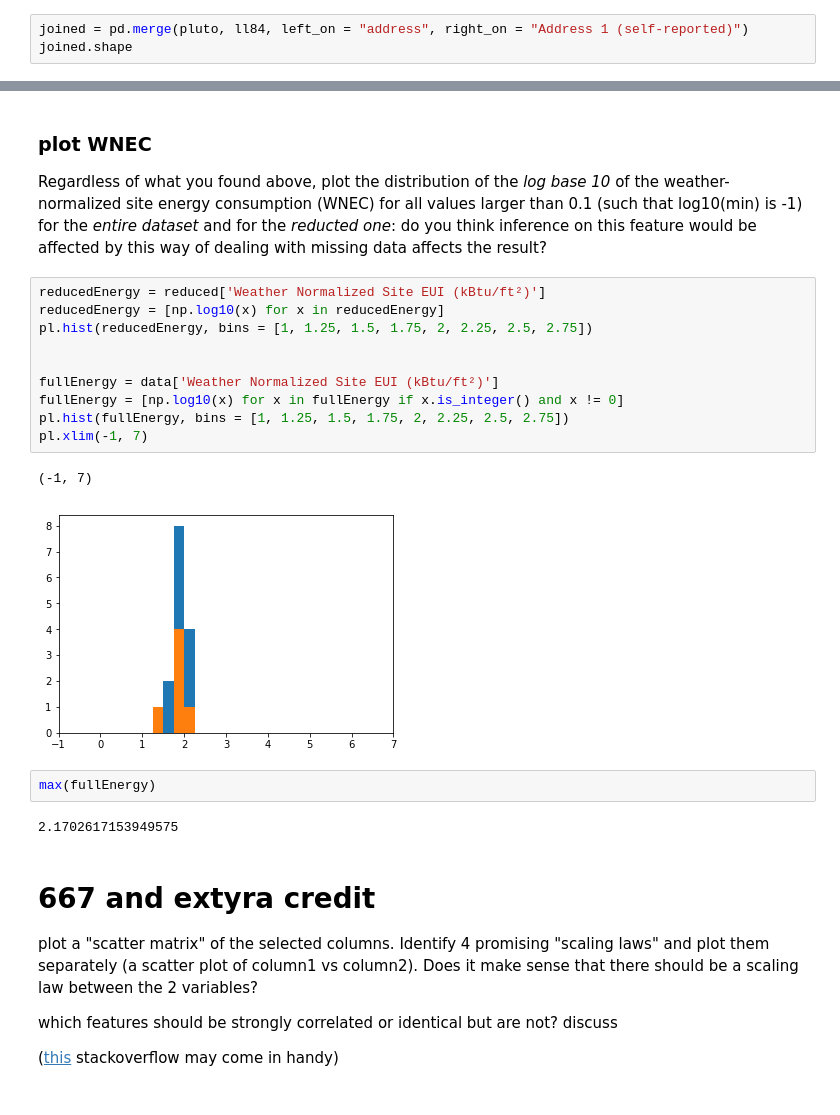
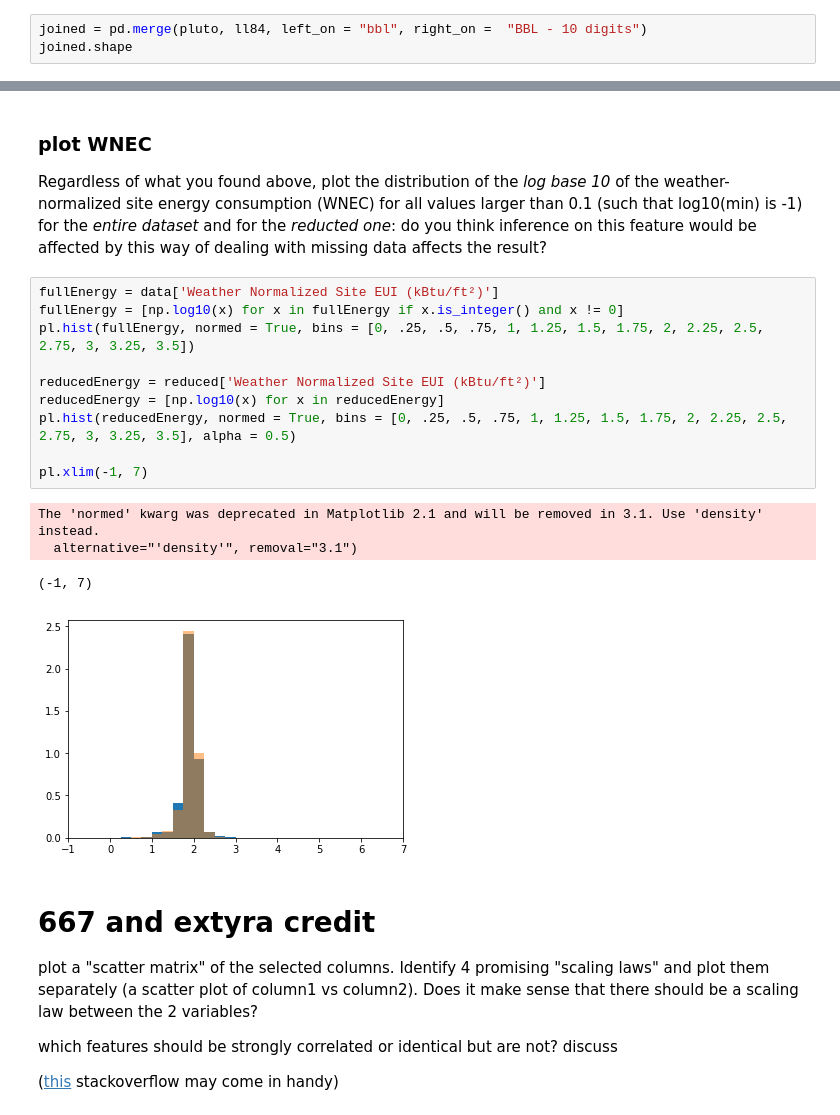
Before and after one commit to DesiPilla/DSPS_dPilla, a Jupyter notebook: HW5/BuildingsEnergyOwners.ipynb, the cells around one changed output, grey strips where cells are left out. Saved outputs shown, nothing was run; the diff lists cells and outputs as text.

```diff
--- a/HW5/BuildingsEnergyOwners.ipynb
+++ b/HW5/BuildingsEnergyOwners.ipynb
@@ -94,6 +94,6 @@ pluto.shape
 # %% [output]
 (42897, 96)
 # %%
-joined = pd.merge(pluto, ll84, left_on = "address", right_on = "Address 1 (self-reported)")
+joined = pd.merge(pluto, ll84, left_on = "bbl", right_on =  "BBL - 10 digits")
 joined.shape
 # %% [output]
@@ -212,22 +211,20 @@ The KS test showed that 6 of the 22 columns in the reduced data were inconsisten
 ### plot WNEC
 Regardless of what you found above, plot the distribution of the _log base 10_ of the weather-normalized site energy consumption (WNEC) for all values larger than 0.1 (such that log10(min) is -1) for the _entire dataset_ and for the _reducted one_: do you think inference on this feature would be affected by this way of dealing with missing data affects the result?
 # %%
+fullEnergy = data['Weather Normalized Site EUI (kBtu/ft²)']
+fullEnergy = [np.log10(x) for x in fullEnergy if x.is_integer() and x != 0]
+pl.hist(fullEnergy, normed = True, bins = [0, .25, .5, .75, 1, 1.25, 1.5, 1.75, 2, 2.25, 2.5, 2.75, 3, 3.25, 3.5])
+
 reducedEnergy = reduced['Weather Normalized Site EUI (kBtu/ft²)']
 reducedEnergy = [np.log10(x) for x in reducedEnergy]
-pl.hist(reducedEnergy, bins = [1, 1.25, 1.5, 1.75, 2, 2.25, 2.5, 2.75])
+pl.hist(reducedEnergy, normed = True, bins = [0, .25, .5, .75, 1, 1.25, 1.5, 1.75, 2, 2.25, 2.5, 2.75, 3, 3.25, 3.5], alpha = 0.5)
 
-
-fullEnergy = data['Weather Normalized Site EUI (kBtu/ft²)']
-fullEnergy = [np.log10(x) for x in fullEnergy if x.is_integer() and x != 0]
-pl.hist(fullEnergy, bins = [1, 1.25, 1.5, 1.75, 2, 2.25, 2.5, 2.75])
 pl.xlim(-1, 7)
 # %% [output]
-(-1, 7)
+The 'normed' kwarg was deprecated in Matplotlib 2.1 and will be removed in 3.1. Use 'density' instead.
+  alternative="'density'", removal="3.1")
+(-1, 7)
-[figure, old version]
+[figure, new version]
-# %%
-max(fullEnergy)
-# %% [output]
-2.1702617153949575
 # %% [markdown]
 # 667 and extyra credit
 plot a "scatter matrix" of the selected columns. Identify 4 promising "scaling laws" and plot them separately (a scatter plot of column1 vs column2). Does it make sense that there should be a scaling law between the 2 variables?
```
Also changed, not shown: parts of 15 cells of this notebook.
